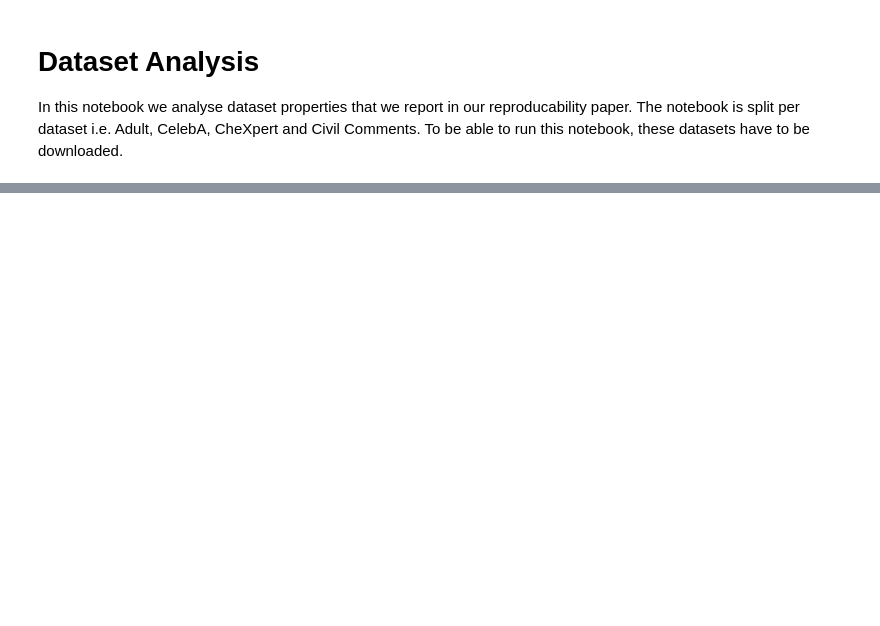
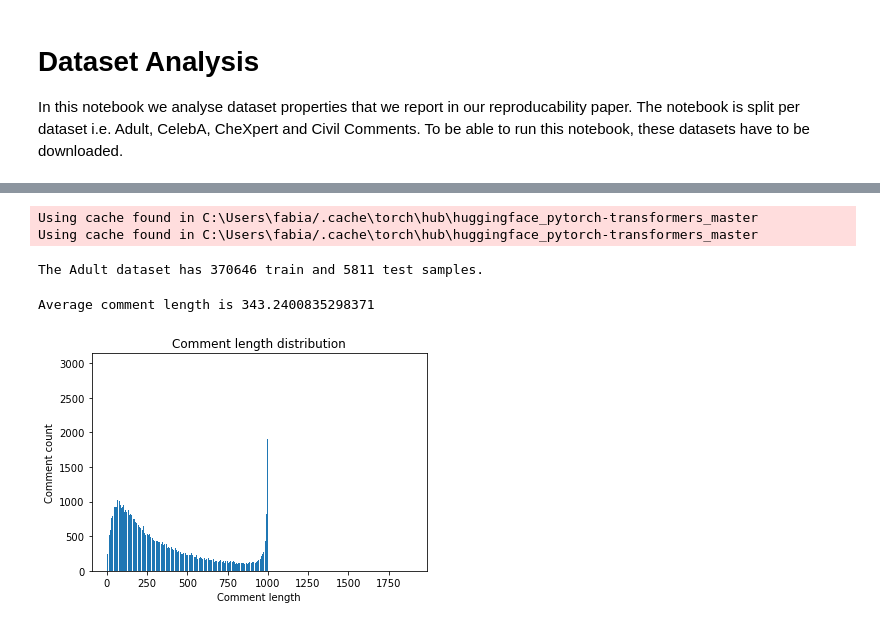
Before and after one commit to lodewijkvankeizerswaard/FSCS, a Jupyter notebook: datasets.ipynb, the cells around one changed output, grey strips where cells are left out. Drawn from its saved outputs; the diff is of its cells as text; code cells hidden in the pictures; blank space fills up the shorter version.

Commit message:
Added comments

```diff
--- a/datasets.ipynb
+++ b/datasets.ipynb
@@ -41,0 +30,59 @@ hours-per-week
+# %%
+from data import *
+import matplotlib.pyplot as plt
+
+# General statistics for Adult
+civil_train, _ = get_train_validation_set("civil")
+civil_test = get_test_set("civil")
+
+civil_train_rows = len(civil_train)
+civil_test_rows = len(civil_test)
+
+summary_adult = ("The Adult dataset has {} train and {} test samples.").format(civil_train_rows, civil_test_rows)
+
+print(summary_adult)
+
+# Visualizing the normalized continous columns of Adult
+
+
+# for column in ADULT_CONTINOUS:
+#     print(column)
+#     train[column].plot(kind='hist')
+#     plt.show()
+# %% [output]
+Using cache found in C:\Users\fabia/.cache\torch\hub\huggingface_pytorch-transformers_master
+Using cache found in C:\Users\fabia/.cache\torch\hub\huggingface_pytorch-transformers_master
+The Adult dataset has 370646 train and 5811 test samples.
+# %%
+from collections import defaultdict
+
+train = civil_train._alldata_table
+train_text = train["comment_text"]
+
+count = 0
+total_length = 0
+for i in train_text:
+    count += 1
+    total_length += len(i)
+print("Average comment length is {}".format(total_length/count))
+
+
+len_dict = defaultdict(lambda: 0)
+for i in train_text:
+    len_dict[len(i)] += 1
+sorted_dict_list = sorted(len_dict.items())
+x = []
+y = []
+for i in sorted_dict_list:
+    x.append(i[0])
+    y.append(i[1])
+
+plt.bar(x, y)
+plt.xlabel("Comment length")
+plt.ylabel("Comment count")
+plt.title("Comment length distribution")
+plt.savefig("Comment_length_distribution.png")
+plt.show()
+# %% [output]
+Average comment length is 343.2400835298371
+[figure, added]
```
Also changed, not shown: parts of 6 cells of this notebook, 2 other files.
